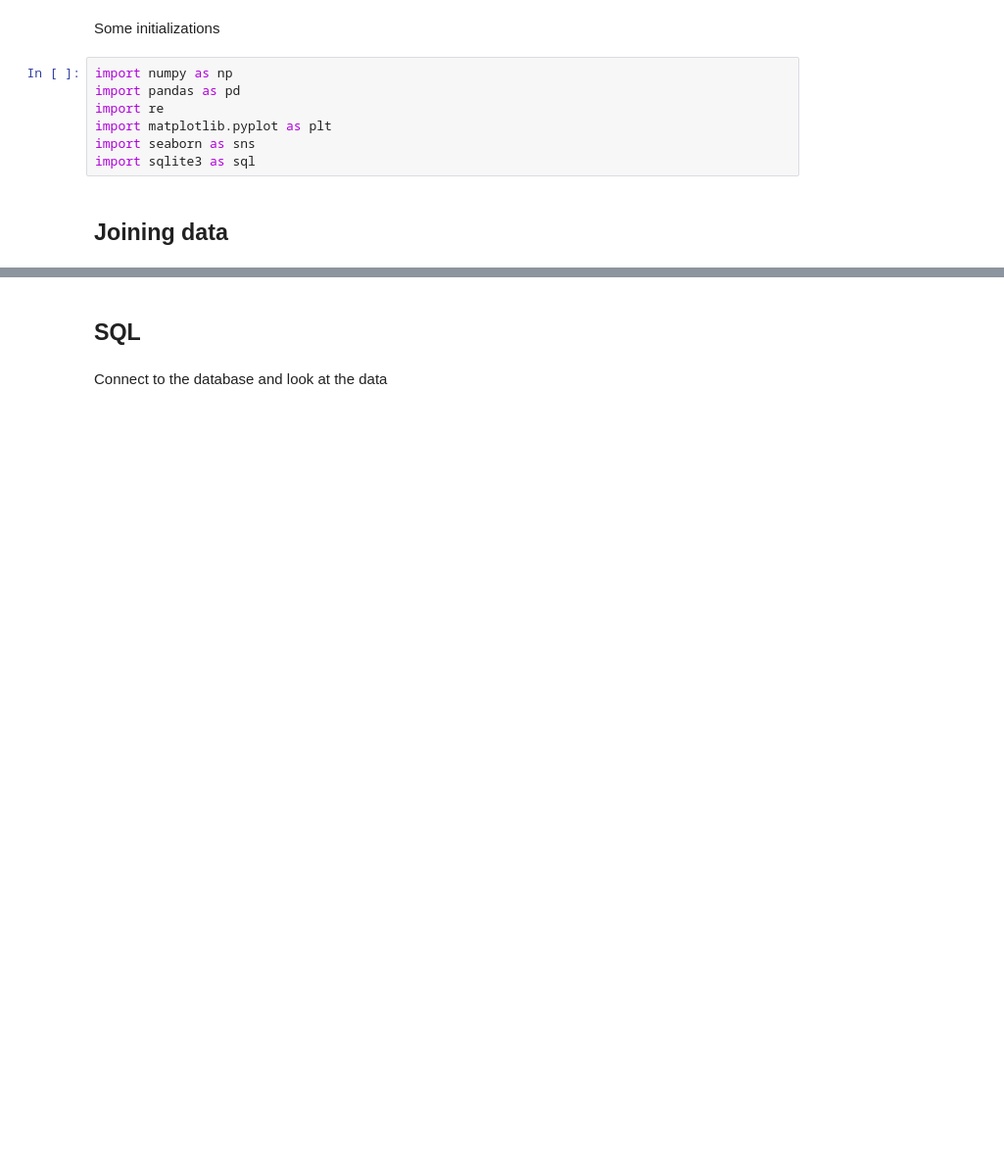
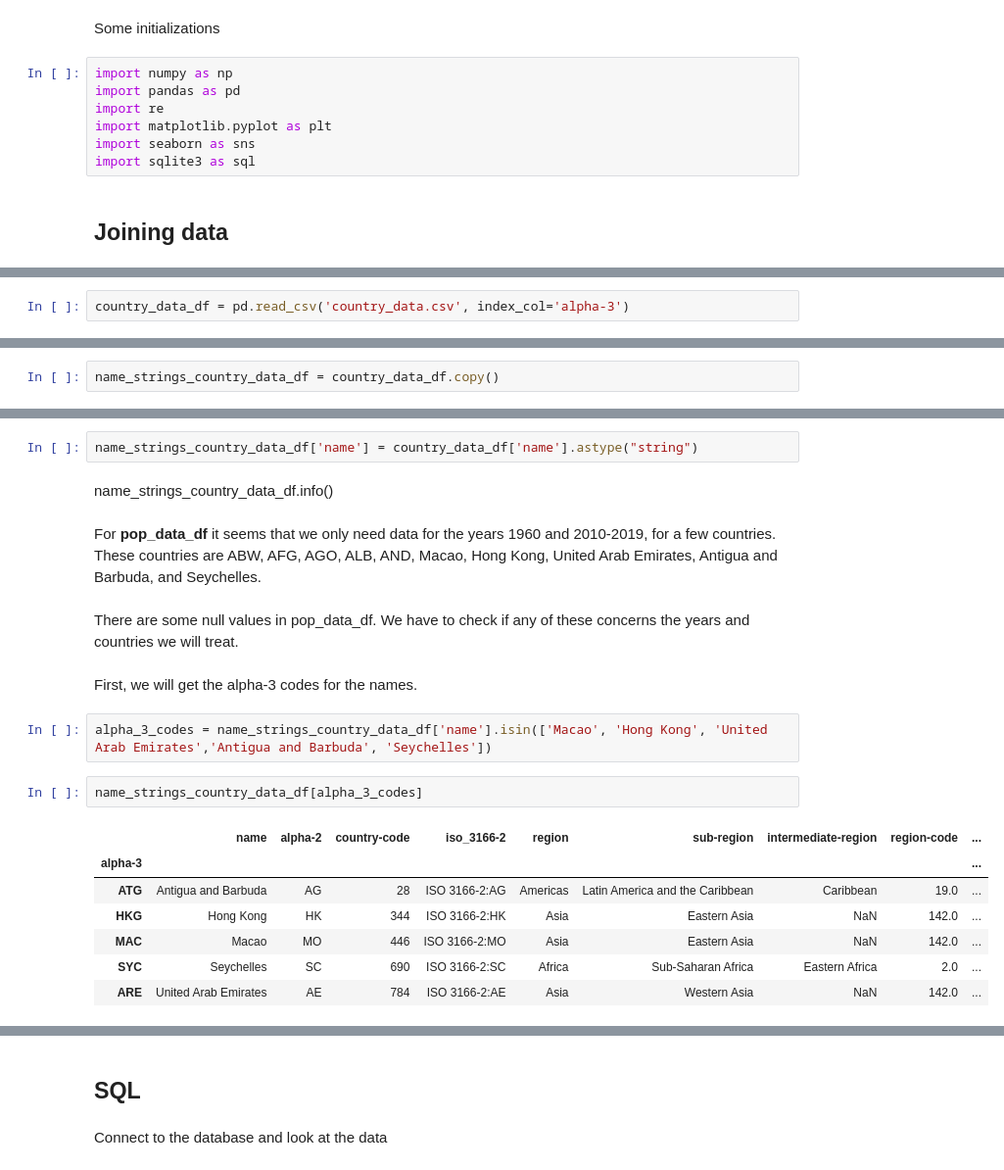
Before and after one commit to totatorbj/su-mt4007, a Jupyter notebook: HW4/HW4_investigation.ipynb, the cells around one changed output, grey strips where cells are left out. Shown: that part at 98% size. Drawn from its saved outputs; the diff is of its cells as text; blank space fills up the shorter version.

```diff
--- a/HW4/HW4_investigation.ipynb
+++ b/HW4/HW4_investigation.ipynb
@@ -15,0 +25,2 @@ import sqlite3 as sql
+# %%
+country_data_df = pd.read_csv('country_data.csv', index_col='alpha-3')
@@ -15,0 +120,2 @@ import sqlite3 as sql
+# %%
+name_strings_country_data_df = country_data_df.copy()
@@ -15,0 +126,22 @@ import sqlite3 as sql
+# %%
+name_strings_country_data_df['name'] = country_data_df['name'].astype("string")
+# %% [markdown]
+name_strings_country_data_df.info()
+# %% [markdown]
+For **pop_data_df** it seems that we only need data for the years 1960 and 2010-2019, for a few countries. These countries are ABW, AFG, AGO, ALB, AND, Macao, Hong Kong, United Arab Emirates,	Antigua and Barbuda, and Seychelles.
+# %% [markdown]
+There are some null values in pop_data_df. We have to check if any of these concerns the years and countries we will treat.
+# %% [markdown]
+First, we will get the alpha-3 codes for the names.
+# %%
+alpha_3_codes = name_strings_country_data_df['name'].isin(['Macao', 'Hong Kong', 'United Arab Emirates','Antigua and Barbuda', 'Seychelles'])
+# %%
+name_strings_country_data_df[alpha_3_codes]
+# %% [output]
+|  | name | alpha-2 | country-code | iso_3166-2 | region | sub-region | intermediate-region | region-code | ... |
+| alpha-3 |  |  |  |  |  |  |  |  | ... |
+| ATG | Antigua and Barbuda | AG | 28 | ISO 3166-2:AG | Americas | Latin America and the Caribbean | Caribbean | 19.0 | ... |
+| HKG | Hong Kong | HK | 344 | ISO 3166-2:HK | Asia | Eastern Asia | NaN | 142.0 | ... |
+| MAC | Macao | MO | 446 | ISO 3166-2:MO | Asia | Eastern Asia | NaN | 142.0 | ... |
+| SYC | Seychelles | SC | 690 | ISO 3166-2:SC | Africa | Sub-Saharan Africa | Eastern Africa | 2.0 | ... |
+| ARE | United Arab Emirates | AE | 784 | ISO 3166-2:AE | Asia | Western Asia | NaN | 142.0 | ... |
```
Also changed, not shown: parts of 64 cells of this notebook, 7 other files.
